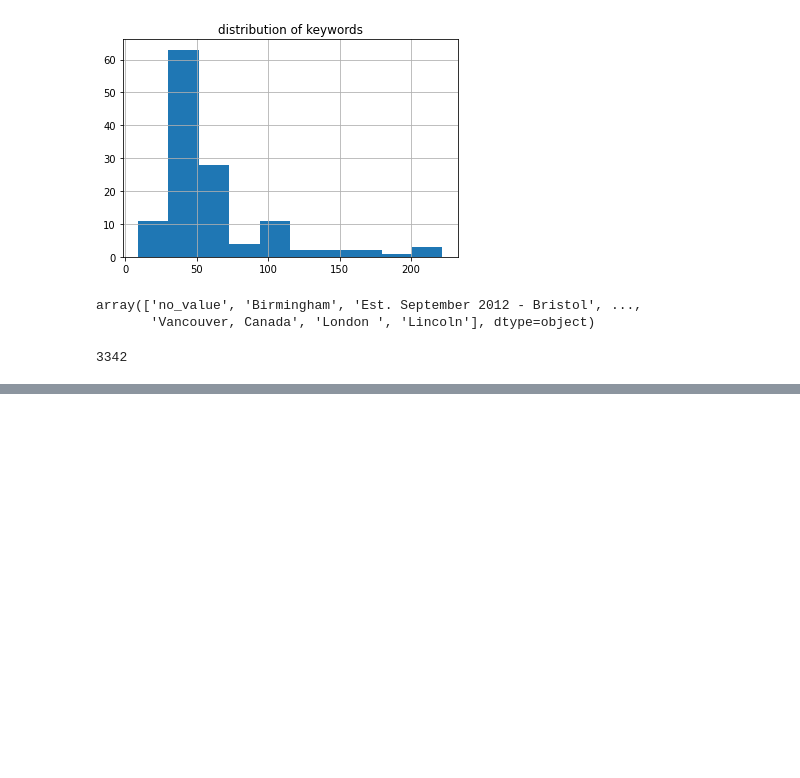
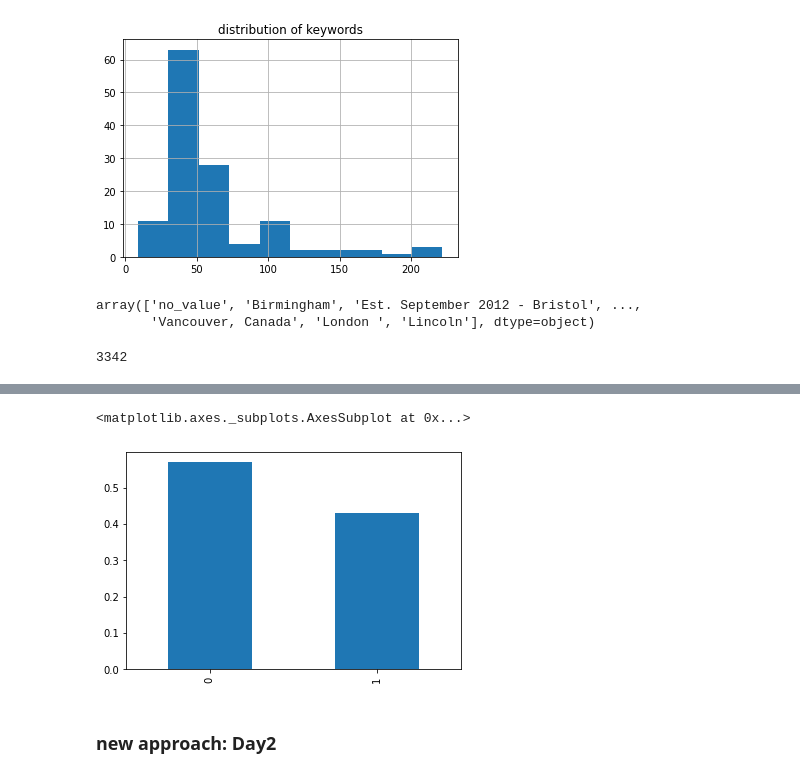
Before and after one commit to julia105/NLP-Project, a Jupyter notebook: Fire.ipynb, the cells around one changed output, grey strips where cells are left out. Saved outputs shown, nothing was run; the diff lists cells and outputs as text; code cells hidden in the pictures; blank space fills up the shorter version.

```diff
--- a/Fire.ipynb
+++ b/Fire.ipynb
@@ -166,0 +202,18 @@ Name: location, Length: 3342, dtype: int64
+# %%
+# erase punctuation
+
+def clean_text(text):
+  # get rid of all unwanted punctuation and digits
+  text = text.replace("´", "'")
+
+  digi_punct = "[^a-zA-Z' ]"
+  text = re.sub(digi_punct, " ", text)
+
+  text = " ".join(text.split())
+
+  text = text.lower()
+
+  return text
+# %%
+
+df['clean']=df['text'].apply(lambda text: clean_text(text))
@@ -166,0 +291,9 @@ Name: location, Length: 3342, dtype: int64
+# %%
+# distribution of y
+
+df.target.value_counts(normalize=True).plot(kind='bar')
+# %% [output]
+<matplotlib.axes._subplots.AxesSubplot at 0x...>
+[figure, added]
+# %% [markdown]
+### new approach: Day2
```
Also changed, not shown: parts of 17 cells of this notebook.
